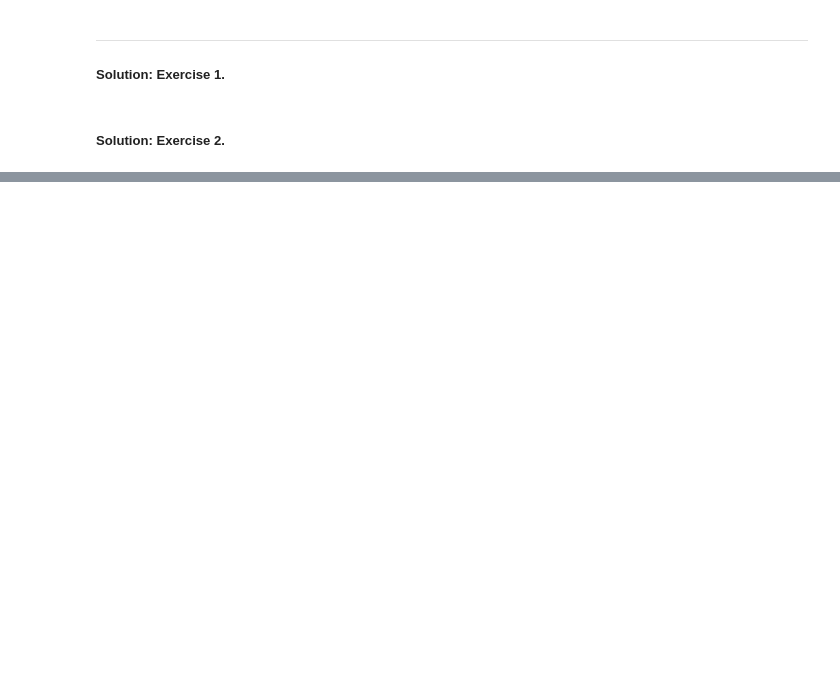
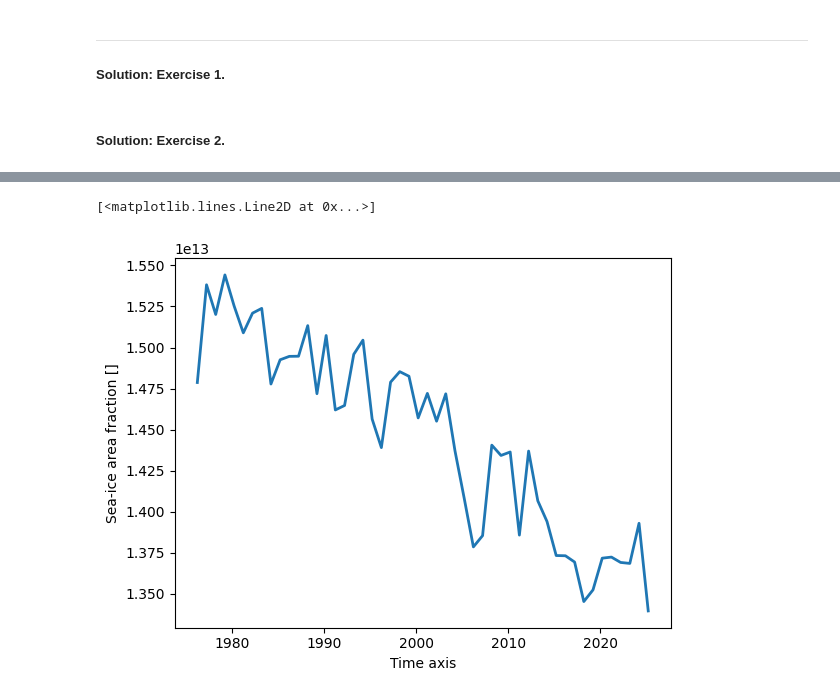
Before and after one commit to NOC-MSM/NOC_NPD_Hackathon, a Jupyter notebook: tutorials/tutorial_1_getting_started_with_OceanDataStore.ipynb, the cells around one changed output, grey strips where cells are left out. Drawn from its saved outputs; the diff is of its cells as text; code cells hidden in the pictures; blank space fills up the shorter version.

```diff
--- a/tutorials/tutorial_1_getting_started_with_OceanDataStore.ipynb
+++ b/tutorials/tutorial_1_getting_started_with_OceanDataStore.ipynb
@@ -371,17 +435,20 @@ ds_siconc['siconc'].isel(time_counter=0).where(NH_mask).plot(cmap='Blues_r')
 # %%
 # -- Plotting the March Northern Hemisphere Sea Ice Area -- #
 # Calculate the area of each grid cell using the e1t and e2t variables (grid cell scale factors).
 areacello = ds_domain_cfg['e1t'] * ds_domain_cfg['e2t']
 
 (ds_siconc['siconc']
  # Select only March sea ice concentration data.
  .sel(time_counter=ds_siconc['time_counter'].dt.month.isin([3]))
  # Apply Northern Hemisphere mask.
- .where(NH_mask)
+ .where(NH_mask & ds_domain_cfg['tmaskutil'])
  # Apply area-weighting.
  .weighted(areacello)
  # Compute the total sea ice area by summing over x and y dimensions.
  .sum(dim=['x', 'y'])
  # Plot the resulting time series.
  .plot(lw=2)
  )
+# %% [output]
+[<matplotlib.lines.Line2D at 0x...>]
+[figure, added]
```
Also changed, not shown: parts of 9 cells of this notebook, 5 other files.
